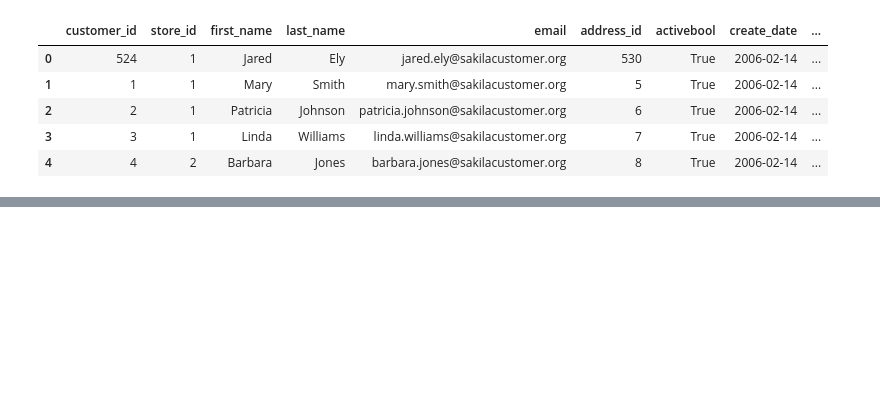
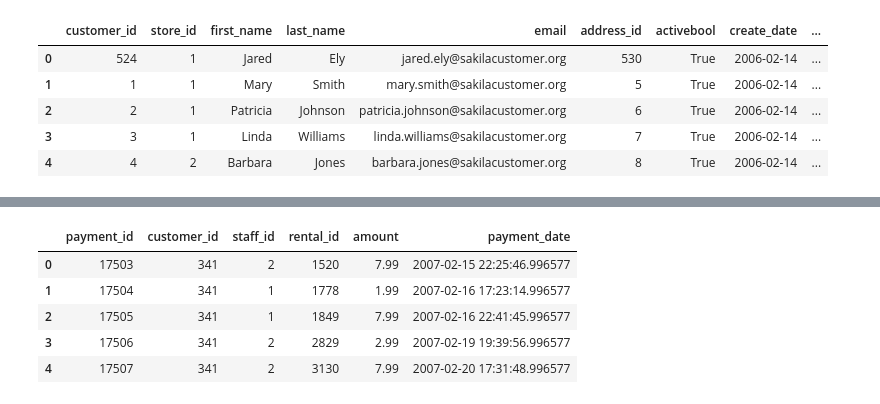
Before and after one commit to Gengatharan1/ds_dvd_rental_analysis, a Jupyter notebook: backup/test.ipynb, the cells around one changed output, grey strips where cells are left out. Saved outputs shown, nothing was run; the diff lists cells and outputs as text; code cells hidden in the pictures; blank space fills up the shorter version.

```diff
--- a/backup/test.ipynb
+++ b/backup/test.ipynb
@@ -40,11 +40,17 @@ from sqlalchemy import create_engine
 engine = create_engine('postgresql://postgres:postgres@localhost:5432/dvd_rental')
 
 # Example SQL query to fetch data from 'customer' and 'rental'
+address = pd.read_sql_query("SELECT * FROM address", engine)
+category = pd.read_sql_query("SELECT * FROM category", engine)
+city = pd.read_sql_query("SELECT * FROM city", engine)
+country = pd.read_sql_query("SELECT * FROM country", engine)
 customers = pd.read_sql_query("SELECT * FROM customer", engine)
+films = pd.read_sql_query("SELECT * FROM film", engine)
+film_actor = pd.read_sql_query("SELECT * FROM film_actor", engine)
+film_category = pd.read_sql_query("SELECT * FROM film_category", engine)
+inventory = pd.read_sql_query("SELECT * FROM inventory", engine)
+language = pd.read_sql_query("SELECT * FROM language", engine)
 rentals = pd.read_sql_query("SELECT * FROM rental", engine)
-films = pd.read_sql_query("SELECT * FROM film", engine)
-
-# Display the first few rows
-print(customers.head())
-print(rentals.head())
-print(films.head())
+payment = pd.read_sql_query("SELECT * FROM payment", engine)
+staff = pd.read_sql_query("SELECT * FROM staff", engine)
+store = pd.read_sql_query("SELECT * FROM store", engine)
@@ -77,0 +188,9 @@ customers.head()
+# %%
+payment.head()
+# %% [output]
+|  | payment_id | customer_id | staff_id | rental_id | amount | payment_date |
+| 0 | 17503 | 341 | 2 | 1520 | 7.99 | 2007-02-15 22:25:46.996577 |
+| 1 | 17504 | 341 | 1 | 1778 | 1.99 | 2007-02-16 17:23:14.996577 |
+| 2 | 17505 | 341 | 1 | 1849 | 7.99 | 2007-02-16 22:41:45.996577 |
+| 3 | 17506 | 341 | 2 | 2829 | 2.99 | 2007-02-19 19:39:56.996577 |
+| 4 | 17507 | 341 | 2 | 3130 | 7.99 | 2007-02-20 17:31:48.996577 |
```
Also changed, not shown: parts of 15 cells of this notebook.
